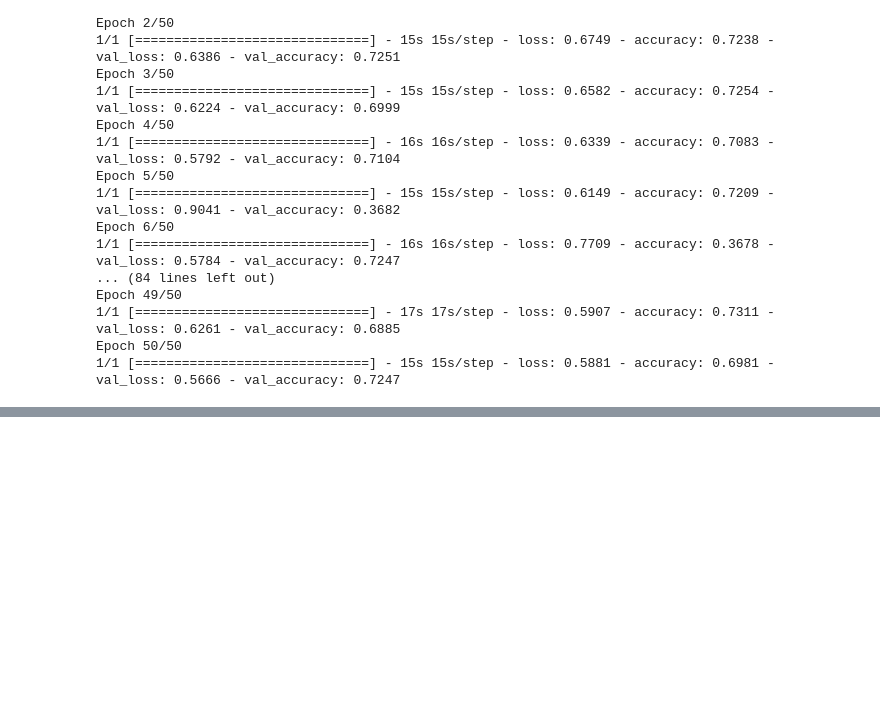
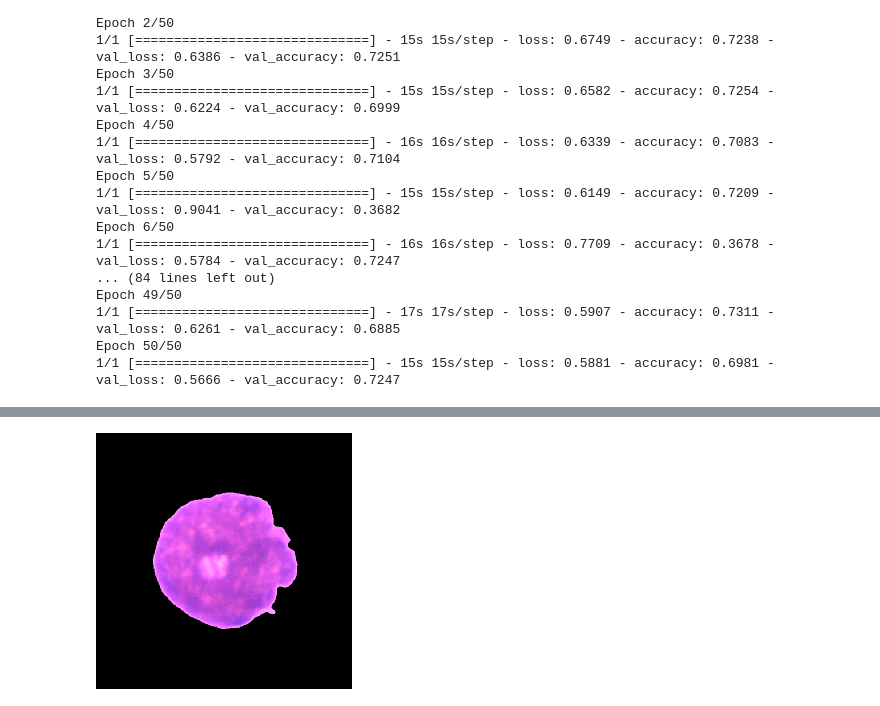
Before and after one commit to patrick-anastasio/Cancer-Image-Classification-Neural-Net, a Jupyter notebook: Notebook 2 of 2.ipynb, the cells around one changed output, grey strips where cells are left out. Cells and saved outputs as stored; diff of their text form; code cells hidden in the pictures; blank space fills up the shorter version.

```diff
--- a/Notebook 2 of 2.ipynb
+++ b/Notebook 2 of 2.ipynb
@@ -212,0 +243,4 @@ weighted avg       0.79      0.79      0.79       125
+# %%
+array_to_img(img_rescale)
+# %% [output]
+[figure, added]
```
Also changed, not shown: parts of 21 cells of this notebook, 1 other file.
